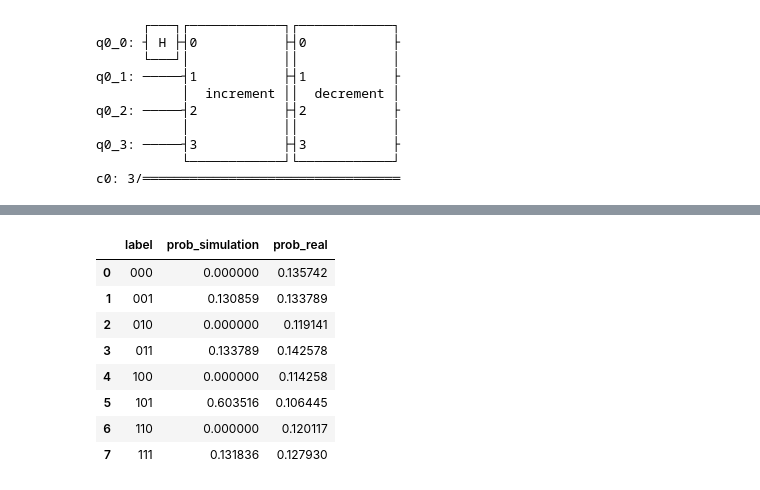
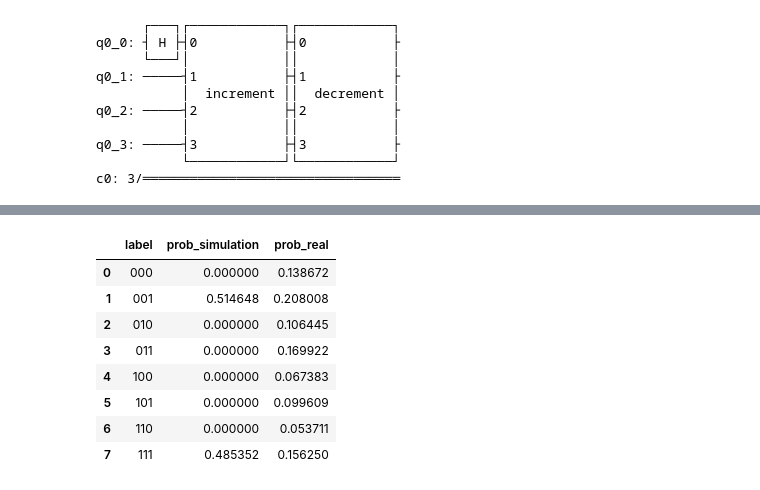
Before and after one commit to Askarpour/sw2_quantum_research, a Jupyter notebook: Olivieri/src/CQW.ipynb, the cells around one changed output, grey strips where cells are left out. Saved outputs shown, nothing was run; the diff lists cells and outputs as text; code cells hidden in the pictures.

```diff
--- a/Olivieri/src/CQW.ipynb
+++ b/Olivieri/src/CQW.ipynb
@@ -91,15 +95,21 @@ c0: 3/════════════════════════
 # %%
+#------------------------------
+# EXPERIMENT
+#------------------------------
+
 #construct the circuit
 qr = QuantumRegister(4)
 cr = ClassicalRegister(3)
 circuit = QuantumCircuit(qr, cr)
 
-# perform a walk of n-steps and measure at the end
-STEPS = 5
+# perform a walk of n-steps
+STEPS = 1
 
 for i in range(0, STEPS):
   quantum_walk_step(circuit)
-circuit.measure(qr[1:4], cr)
+
+# measure only at the end of the circuit
+circuit.measure([qr[1],qr[2], qr[3]], cr)
 
 #simulate the circuit
 simulator = Aer.get_backend('qasm_simulator')
@@ -126,2 +122,14 @@ job = execute(circuit, backend=qcomp)
+# %%
+from qiskit import IBMQ
+
+ACCOUNT_API_STRING = ''
+PROVIDER = 'ibm-q'
+BACKEND = 'ibmq_athens'
+
+
+IBMQ.save_account(ACCOUNT_API_STRING)
+IBMQ.load_account()
+provider = IBMQ.get_provider(PROVIDER)
+qcomp = provider.get_backend(BACKEND)
 # %%
 from qiskit.tools.monitor import job_monitor
@@ -138,41 +148,45 @@ plot_histogram(result.get_counts(circuit))
 # %%
 #------------------------------
 # RESULTS CHART
 #------------------------------
 import pandas as pd
+from time import strftime, gmtime
 
 rsim = result_simulation.get_counts()
 real = result.get_counts()
 
 SHOTS = 1024
 labels = ['000', '001', '010', '011', '100', '101', '110', '111']
 
 rsim_dict = {}
 real_dict = {}
 for l in labels:
   rsim_dict[l] = rsim.get(l) / SHOTS if l in rsim.keys() else 0
   real_dict[l] = real.get(l) / SHOTS if l in real.keys() else 0
 
 rsim_df = pd.DataFrame.from_dict(rsim_dict.items())
 real_df = pd.DataFrame.from_dict(real_dict.items())
 
 # assign different labels
 rsim_df.columns = ['label', 'prob_simulation']
 real_df.columns = ['label', 'prob_real']
 
 # join simul and real result on labels
 results = pd.merge(rsim_df, real_df, on='label')
+
+timestamp = strftime("%d-%m-%Y-%H:%M:%S", gmtime())
+results.to_csv("CQW-experiment-{}.csv".format(timestamp))
 results
 # %% [output]
 |  | label | prob_simulation | prob_real |
-| 0 | 000 | 0.000000 | 0.135742 |
-| 1 | 001 | 0.130859 | 0.133789 |
-| 2 | 010 | 0.000000 | 0.119141 |
-| 3 | 011 | 0.133789 | 0.142578 |
-| 4 | 100 | 0.000000 | 0.114258 |
-| 5 | 101 | 0.603516 | 0.106445 |
-| 6 | 110 | 0.000000 | 0.120117 |
-| 7 | 111 | 0.131836 | 0.127930 |
+| 0 | 000 | 0.000000 | 0.138672 |
+| 1 | 001 | 0.514648 | 0.208008 |
+| 2 | 010 | 0.000000 | 0.106445 |
+| 3 | 011 | 0.000000 | 0.169922 |
+| 4 | 100 | 0.000000 | 0.067383 |
+| 5 | 101 | 0.000000 | 0.099609 |
+| 6 | 110 | 0.000000 | 0.053711 |
+| 7 | 111 | 0.485352 | 0.156250 |
 # %%
 #------------------------------
 # COMPARISON REAL AND SIM
```
Also changed, not shown: parts of 18 cells of this notebook, 5 other files.
